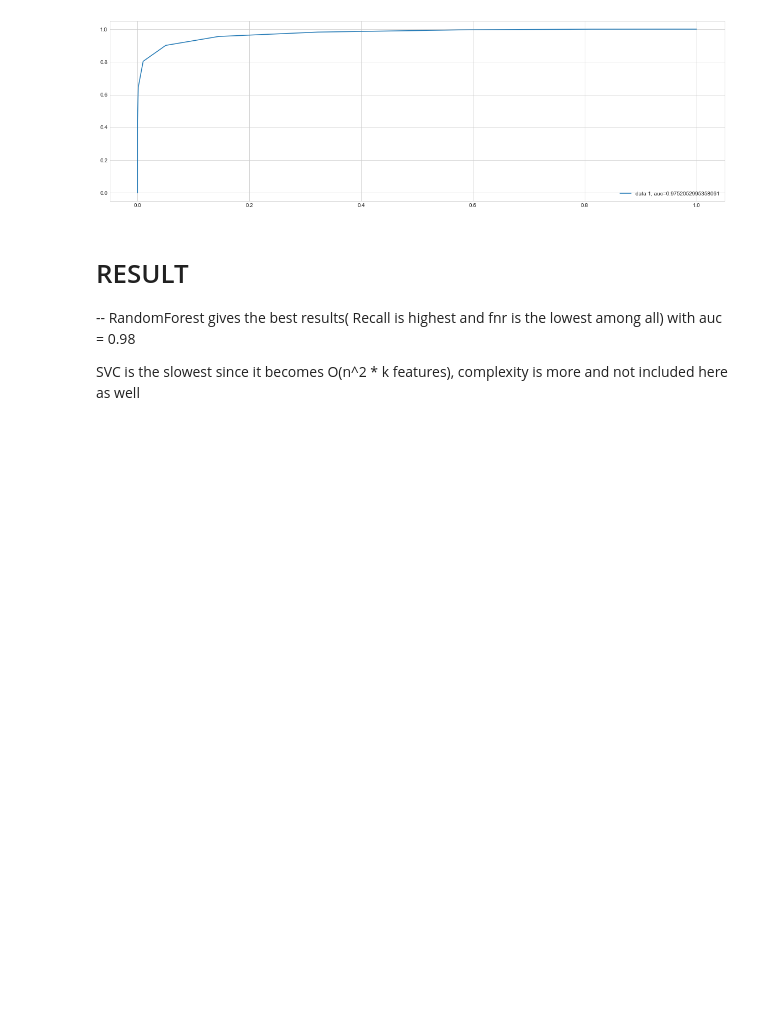
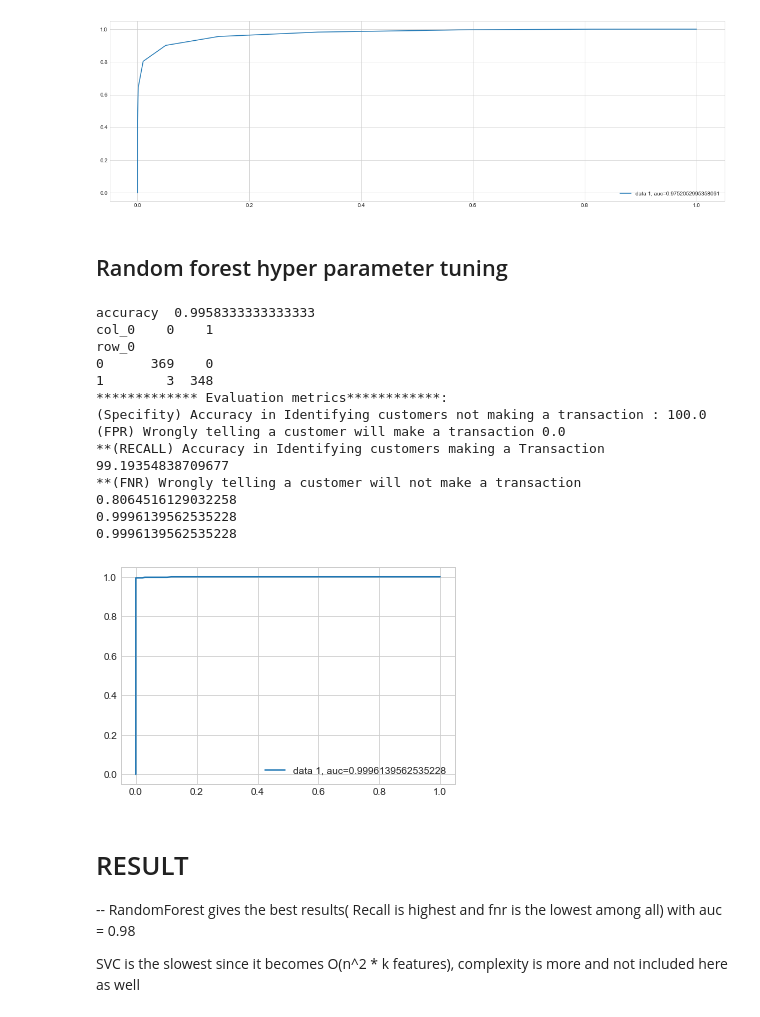
Before and after one commit to pat-123/Santander, a Jupyter notebook: notebooks/Santander.ipynb, the cells around one changed output. Cells and saved outputs as stored; diff of their text form; code cells hidden in the pictures; blank space fills up the shorter version.

```diff
--- a/notebooks/Santander.ipynb
+++ b/notebooks/Santander.ipynb
@@ -965,6 +1152,33 @@ row_0
 **(FNR) Wrongly telling a customer will not make a transaction 9.617953513224686
 0.9752052995358061
 [figure]
+# %% [markdown]
+## Random forest hyper parameter tuning
+# %%
+#Way 1: Directly using train_test_split
+from sklearn.metrics import auc
+iv = smote_train.drop(['target'],axis=1)
+dv= smote_train['target'].values
+iv_train, iv_test, dv_train,dv_test = train_test_split(iv,dv, test_size = 0.2)#way 1
+
+model = RandomForestClassifier(n_estimators =100, max_features=150).fit(iv_train,dv_train)
+dv_test_pred = model.predict(iv_test)
+print('accuracy ' ,model.score(iv_test,dv_test))
+cm_analysis(model,iv_test, dv_test,dv_test_pred)
+# %% [output]
+accuracy  0.9958333333333333
+col_0    0    1
+row_0
+0      369    0
+1        3  348
+************* Evaluation metrics************:
+(Specifity) Accuracy in Identifying customers not making a transaction : 100.0
+(FPR) Wrongly telling a customer will make a transaction 0.0
+**(RECALL) Accuracy in Identifying customers making a Transaction 99.19354838709677
+**(FNR) Wrongly telling a customer will not make a transaction 0.8064516129032258
+0.9996139562535228
+0.9996139562535228
+[figure, added]
 # %% [markdown]
 # RESULT
 -- RandomForest gives the best results( Recall is highest and fnr is the lowest among all) with auc = 0.98
```
Also changed, not shown: parts of 57 cells of this notebook, 1 other file.
